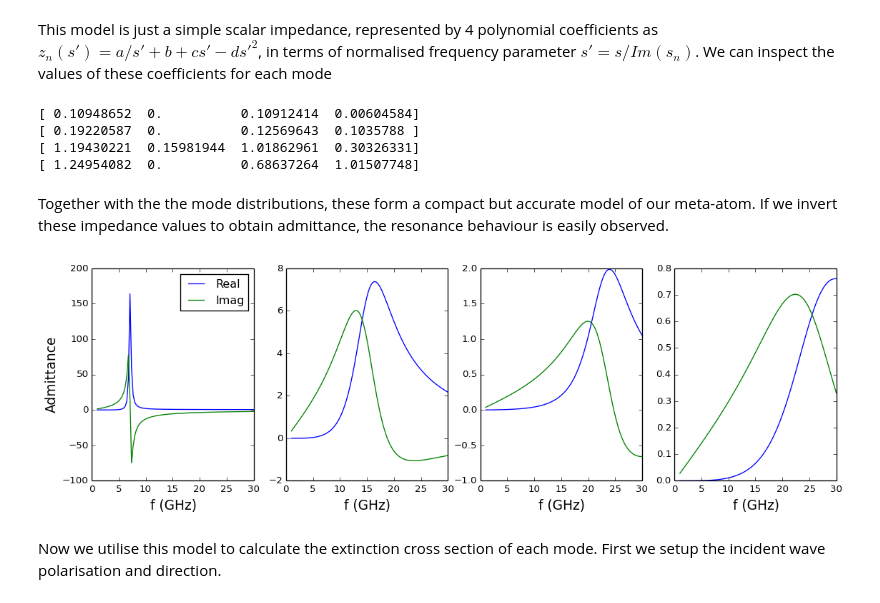
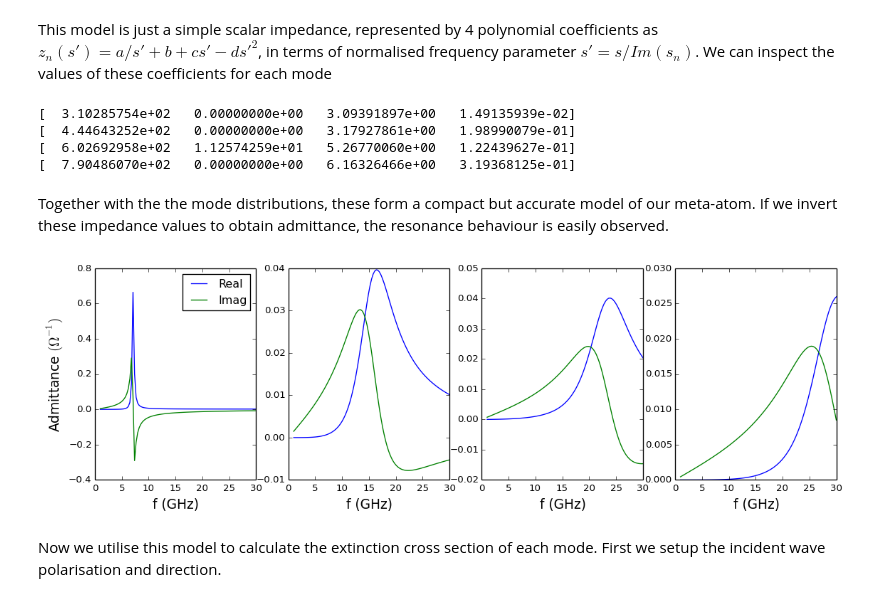
Before and after one commit to DavidPowell/OpenModes, a Jupyter notebook: examples/example3.ipynb, the cells around one changed output. Drawn from its saved outputs; the diff is of its cells as text; code cells hidden in the pictures.

Commit message:
Updated examples, particularly by including Gram matrix.

```diff
--- a/examples/example3.ipynb
+++ b/examples/example3.ipynb
@@ -21,5 +22,6 @@ from openmodes.constants import c, eta_0
 # %%
-sim = openmodes.Simulation()
+sim = openmodes.Simulation(basis_class=LoopStarBasis, name="example3")
+# sim.logger.propagate = True
 ring = openmodes.load_mesh(osp.join("geometry", "SRR_wide.geo"), mesh_tol=1e-3)
 sim.place_part(ring, location=[0e-3, 0, 0]);
 # %%
@@ -43,10 +40,10 @@ This model is just a simple scalar impedance, represented by 4 polynomial coeffi
 for mode in xrange(num_modes):
     print scalar_models[0][mode].coefficients
 # %% [output]
-[ 0.10948652  0.          0.10912414  0.00604584]
-[ 0.19220587  0.          0.12569643  0.1035788 ]
-[ 1.19430221  0.15981944  1.01862961  0.30326331]
-[ 1.24954082  0.          0.68637264  1.01507748]
+[  3.10285754e+02   0.00000000e+00   3.09391897e+00   1.49135939e-02]
+[  4.44643252e+02   0.00000000e+00   3.17927861e+00   1.98990079e-01]
+[  6.02692958e+02   1.12574259e+01   5.26770060e+00   1.22439627e-01]
+[  7.90486070e+02   0.00000000e+00   6.16326466e+00   3.19368125e-01]
 # %%
 num_freqs = 101
 freqs = np.linspace(1e9, 30e9, num_freqs)
@@ -55,31 +52,31 @@ Together with the the mode distributions, these form a compact but accurate mode
 # %%
 admittance = [1.0/model.scalar_impedance(2j*pi*freqs) for model in scalar_models[0]]
 
 figure(figsize=(14,4))
 subplot(1, 4, 1)
 plot(freqs*1e-9, admittance[0].real)
 plot(freqs*1e-9, admittance[0].imag)
 xlim(0, freqs[-1]*1e-9)
 legend(['Real', 'Imag'], loc='upper right')
-ylabel('Admittance')
+ylabel('Admittance $(\Omega^{-1})$')
 xlabel('f (GHz)')
 subplot(1, 4, 2)
 plot(freqs*1e-9, admittance[1].real)
 plot(freqs*1e-9, admittance[1].imag)
 xlim(0, freqs[-1]*1e-9)
 xlabel('f (GHz)')
 subplot(1, 4, 3)
 plot(freqs*1e-9, admittance[2].real)
 plot(freqs*1e-9, admittance[2].imag)
 xlim(0, freqs[-1]*1e-9)
 xlabel('f (GHz)')
 subplot(1, 4, 4)
 plot(freqs*1e-9, admittance[3].real)
 plot(freqs*1e-9, admittance[3].imag)
 xlim(0, freqs[-1]*1e-9)
 xlabel('f (GHz)');
 # %% [output]
-[figure, old version]
+[figure, new version]
 # %% [markdown]
 Now we utilise this model to calculate the extinction cross section of each mode. First we setup the incident wave polarisation and direction.
 # %%
```
Also changed, not shown: parts of 7 cells of this notebook, 3 other files.
